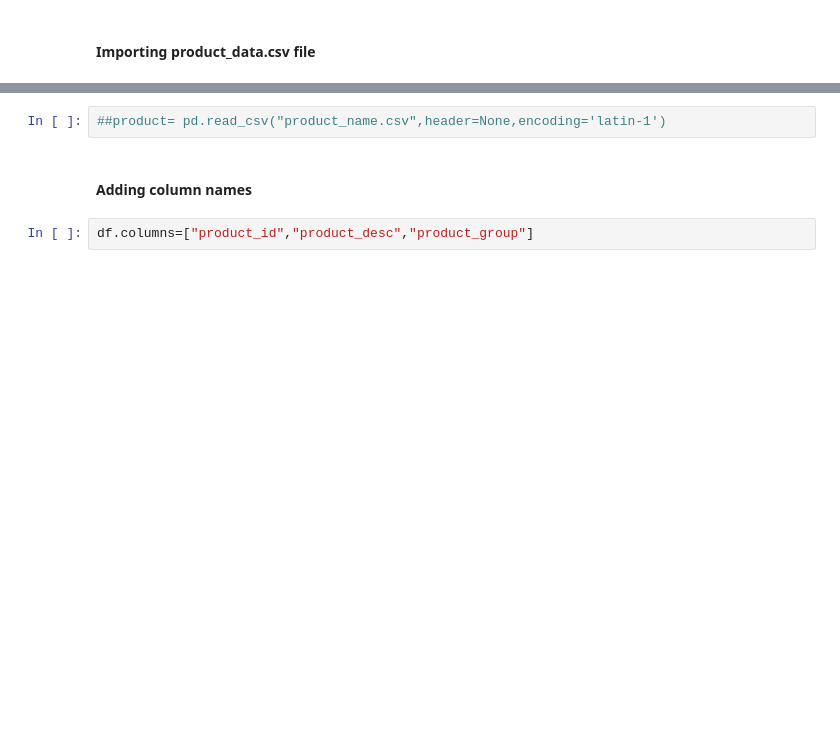
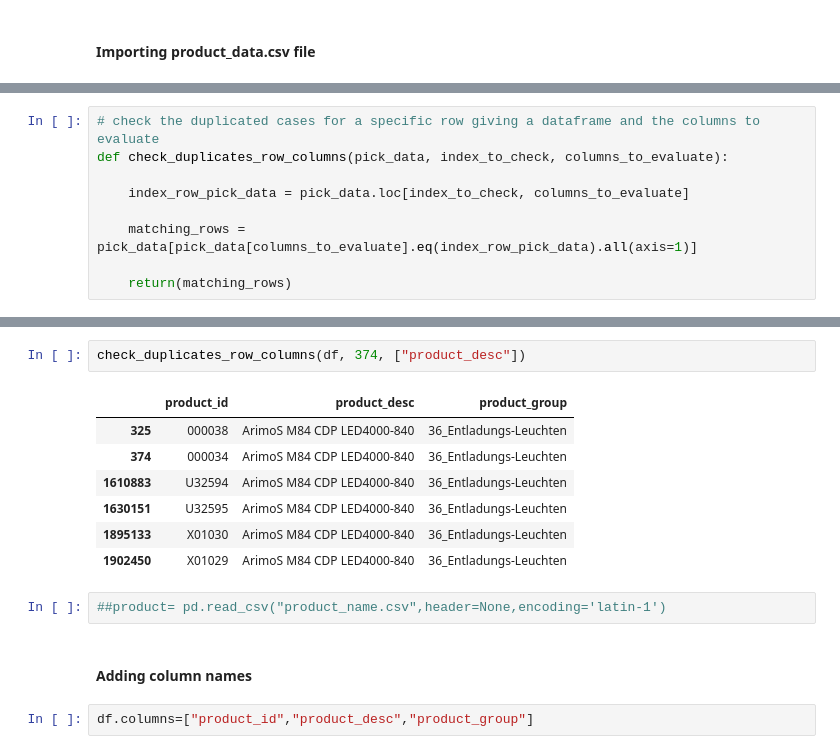
Before and after one commit to aleksandarkling/OBETAWarehousingAnalyticsProject, a Jupyter notebook: Step 1 - Preparing Data/product_data.ipynb, the cells around one changed output, grey strips where cells are left out. Saved outputs shown, nothing was run; the diff lists cells and outputs as text; blank space fills up the shorter version.

```diff
--- a/Step 1 - Preparing Data/product_data.ipynb
+++ b/Step 1 - Preparing Data/product_data.ipynb
@@ -30,0 +67,9 @@ df = pd.read_csv(r'/Users/aleksandarkling/Downloads/Raw Data/Python/product_data
+# %%
+# check the duplicated cases for a specific row giving a dataframe and the columns to evaluate
+def check_duplicates_row_columns(pick_data, index_to_check, columns_to_evaluate):
+
+    index_row_pick_data = pick_data.loc[index_to_check, columns_to_evaluate]
+
+    matching_rows = pick_data[pick_data[columns_to_evaluate].eq(index_row_pick_data).all(axis=1)]
+
+    return(matching_rows)
@@ -31,3 +91,13 @@ df = pd.read_csv(r'/Users/aleksandarkling/Downloads/Raw Data/Python/product_data
+# %%
+check_duplicates_row_columns(df, 374, ["product_desc"])
+# %% [output]
+|  | product_id | product_desc | product_group |
+| 325 | 000038 | ArimoS M84 CDP LED4000-840 | 36_Entladungs-Leuchten |
+| 374 | 000034 | ArimoS M84 CDP LED4000-840 | 36_Entladungs-Leuchten |
+| 1610883 | U32594 | ArimoS M84 CDP LED4000-840 | 36_Entladungs-Leuchten |
+| 1630151 | U32595 | ArimoS M84 CDP LED4000-840 | 36_Entladungs-Leuchten |
+| 1895133 | X01030 | ArimoS M84 CDP LED4000-840 | 36_Entladungs-Leuchten |
+| 1902450 | X01029 | ArimoS M84 CDP LED4000-840 | 36_Entladungs-Leuchten |
 # %%
 ##product= pd.read_csv("product_name.csv",header=None,encoding='latin-1')
 # %% [markdown]
```
Also changed, not shown: parts of 8 cells of this notebook.
